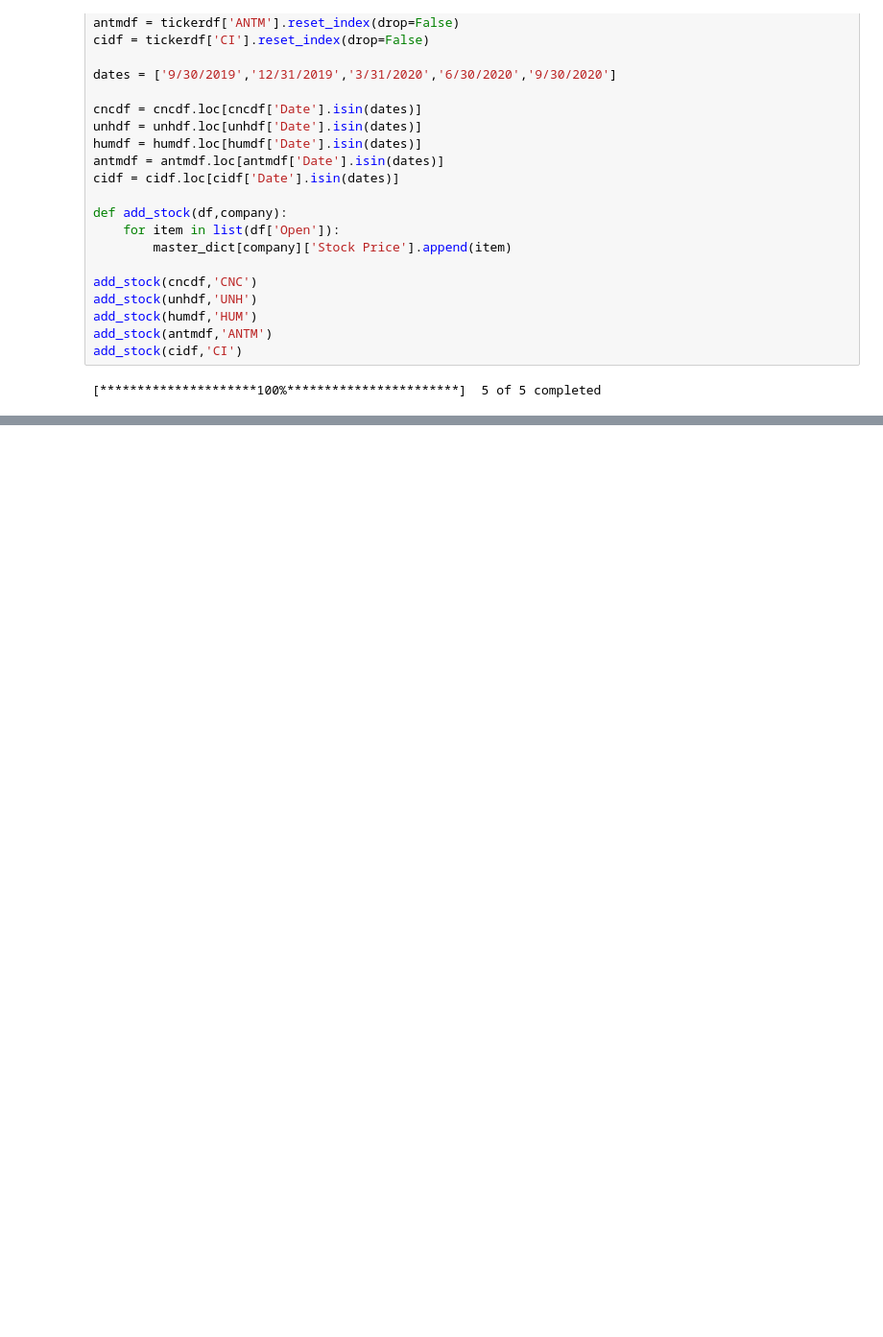
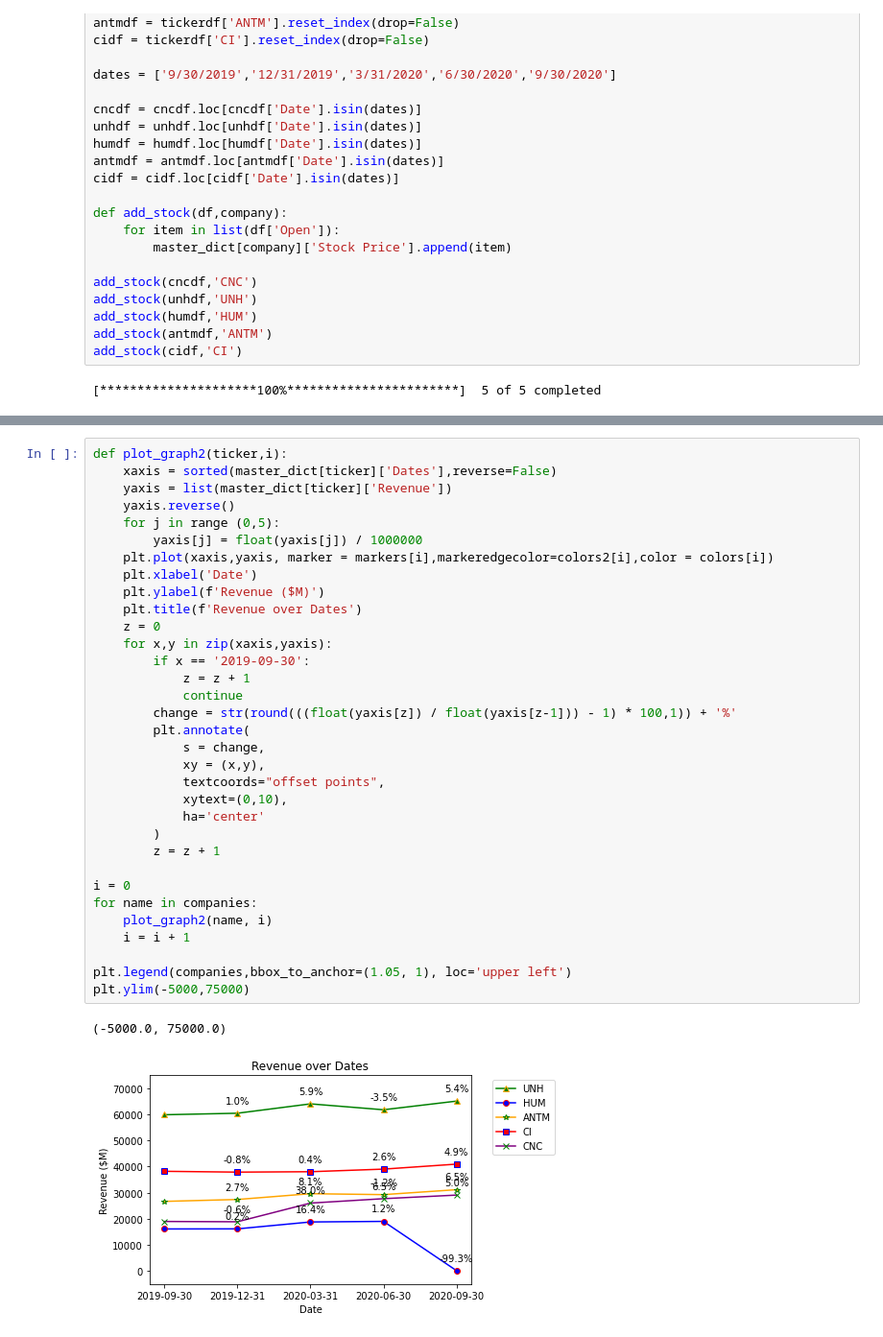
Before and after one commit to SDImperiale/ImperialeSource, a Jupyter notebook: Johan_Main_Insurance.ipynb, the cells around one changed output, grey strips where cells are left out. Shown at 96% size. Saved outputs shown, nothing was run; the diff lists cells and outputs as text; blank space fills up the shorter version.

```diff
--- a/Johan_Main_Insurance.ipynb
+++ b/Johan_Main_Insurance.ipynb
@@ -127,0 +135,36 @@ NameError: name 'weather_data' is not defined
+# %%
+def plot_graph2(ticker,i):
+    xaxis = sorted(master_dict[ticker]['Dates'],reverse=False)
+    yaxis = list(master_dict[ticker]['Revenue'])
+    yaxis.reverse()
+    for j in range (0,5):
+        yaxis[j] = float(yaxis[j]) / 1000000
+    plt.plot(xaxis,yaxis, marker = markers[i],markeredgecolor=colors2[i],color = colors[i])
+    plt.xlabel('Date')
+    plt.ylabel(f'Revenue ($M)')
+    plt.title(f'Revenue over Dates')
+    z = 0
+    for x,y in zip(xaxis,yaxis):
+        if x == '2019-09-30':
+            z = z + 1
+            continue
+        change = str(round(((float(yaxis[z]) / float(yaxis[z-1])) - 1) * 100,1)) + '%'
+        plt.annotate(
+            s = change,
+            xy = (x,y),
+            textcoords="offset points",
+            xytext=(0,10),
+            ha='center'
+        )
+        z = z + 1
+
+i = 0
+for name in companies:
+    plot_graph2(name, i)
+    i = i + 1
+
+plt.legend(companies,bbox_to_anchor=(1.05, 1), loc='upper left')
+plt.ylim(-5000,75000)
+# %% [output]
+(-5000.0, 75000.0)
+[figure, added]
```
Also changed, not shown: parts of 5 cells of this notebook, 1 other file.
